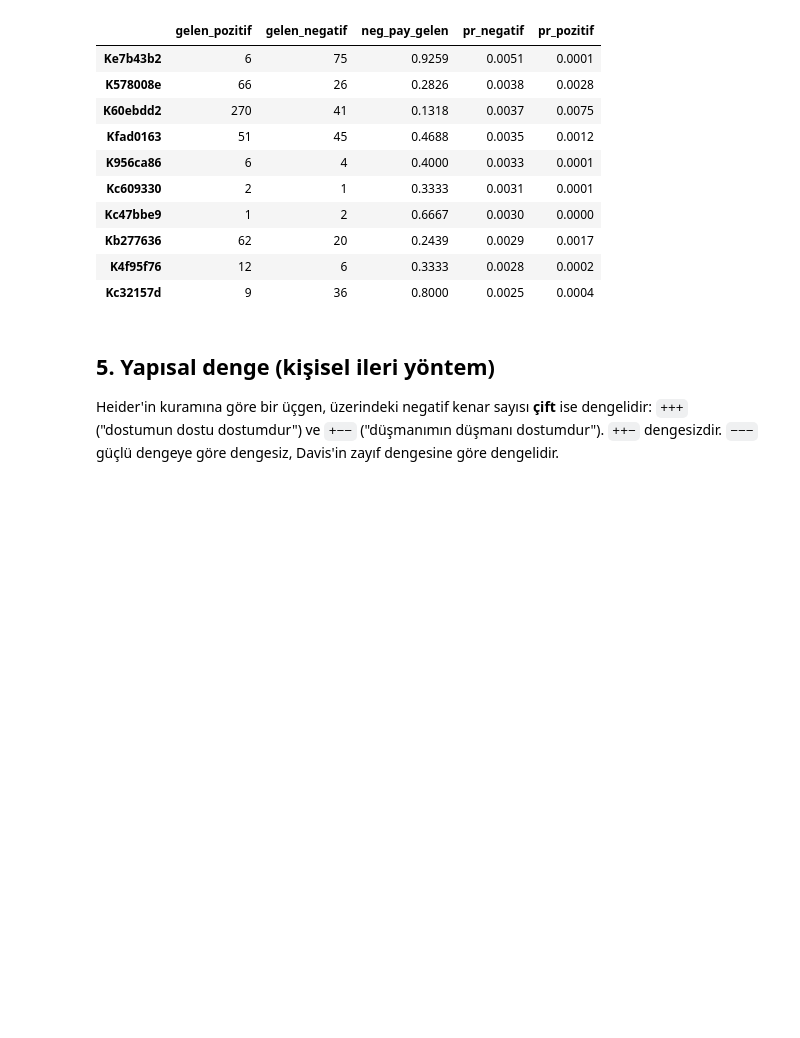
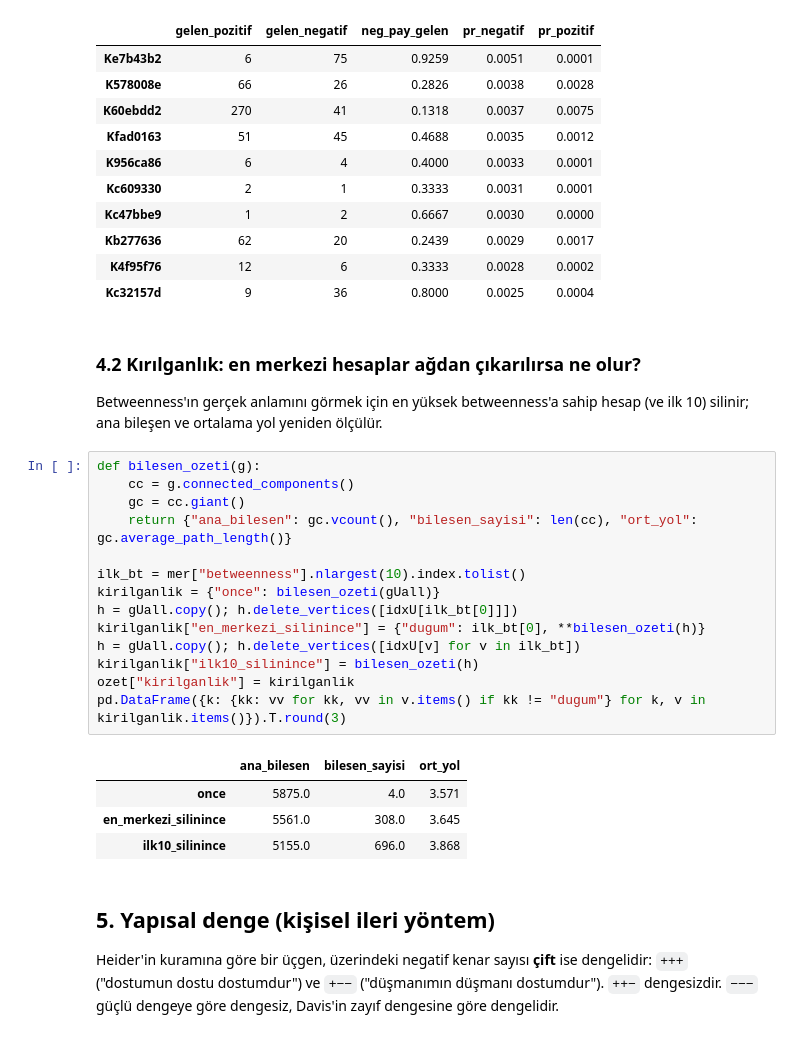
Before and after one commit to ArdaAlacamli35/bitcoin-guven-agi, a Jupyter notebook: analiz.ipynb, the cells around one changed output. Drawn from its saved outputs; the diff is of its cells as text; blank space fills up the shorter version.

```diff
--- a/analiz.ipynb
+++ b/analiz.ipynb
@@ -260,6 +260,28 @@ tab_neg.round(4)
 | Kb277636 | 62 | 20 | 0.2439 | 0.0029 | 0.0017 |
 | K4f95f76 | 12 | 6 | 0.3333 | 0.0028 | 0.0002 |
 | Kc32157d | 9 | 36 | 0.8000 | 0.0025 | 0.0004 |
+# %% [markdown]
+### 4.2 Kırılganlık: en merkezi hesaplar ağdan çıkarılırsa ne olur?
+Betweenness'ın gerçek anlamını görmek için en yüksek betweenness'a sahip hesap (ve ilk 10) silinir; ana bileşen ve ortalama yol yeniden ölçülür.
+# %%
+def bilesen_ozeti(g):
+    cc = g.connected_components()
+    gc = cc.giant()
+    return {"ana_bilesen": gc.vcount(), "bilesen_sayisi": len(cc), "ort_yol": gc.average_path_length()}
+
+ilk_bt = mer["betweenness"].nlargest(10).index.tolist()
+kirilganlik = {"once": bilesen_ozeti(gUall)}
+h = gUall.copy(); h.delete_vertices([idxU[ilk_bt[0]]])
+kirilganlik["en_merkezi_silinince"] = {"dugum": ilk_bt[0], **bilesen_ozeti(h)}
+h = gUall.copy(); h.delete_vertices([idxU[v] for v in ilk_bt])
+kirilganlik["ilk10_silinince"] = bilesen_ozeti(h)
+ozet["kirilganlik"] = kirilganlik
+pd.DataFrame({k: {kk: vv for kk, vv in v.items() if kk != "dugum"} for k, v in kirilganlik.items()}).T.round(3)
+# %% [output]
+|  | ana_bilesen | bilesen_sayisi | ort_yol |
+| once | 5875.0 | 4.0 | 3.571 |
+| en_merkezi_silinince | 5561.0 | 308.0 | 3.645 |
+| ilk10_silinince | 5155.0 | 696.0 | 3.868 |
 # %% [markdown]
 ## 5. Yapısal denge (kişisel ileri yöntem)
 Heider'in kuramına göre bir üçgen, üzerindeki negatif kenar sayısı **çift** ise dengelidir:
```
Also changed, not shown: parts of 3 cells of this notebook, 4 other files.
